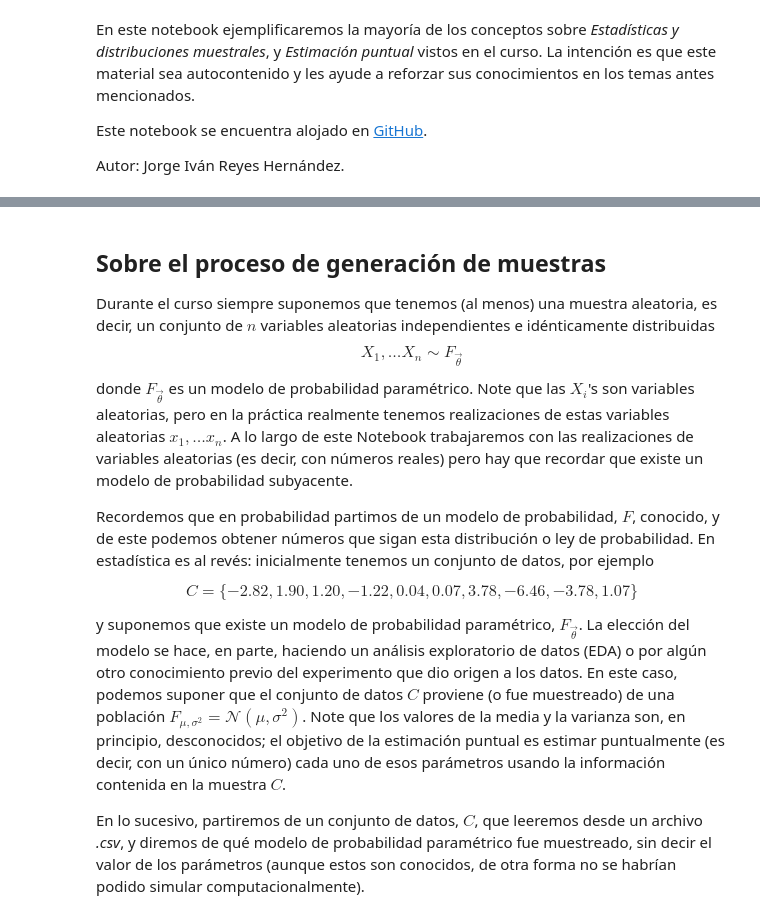
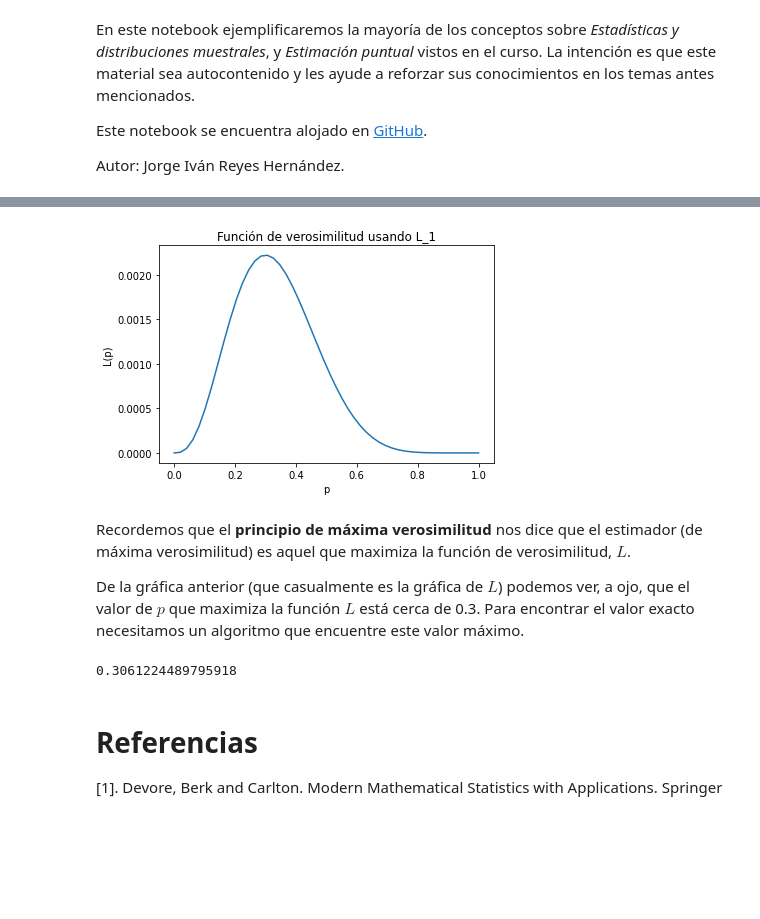
Before and after one commit to ivannpy/inferencia_estadistica, a Jupyter notebook: estimacion_puntual/Puntual_estimation.ipynb, the cells around one changed output, grey strips where cells are left out. Cells and saved outputs as stored; diff of their text form; code cells hidden in the pictures; blank space fills up the shorter version.

Commit message:
Actualiza notebooks

```diff
--- a/estimacion_puntual/Puntual_estimation.ipynb
+++ b/estimacion_puntual/Puntual_estimation.ipynb
@@ -114,19 +238,20 @@ T_2(sample)
+# %%
+plt.title("Función de verosimilitud usando L_1")
+plt.xlabel("p")
+plt.ylabel("L(p)")
+plt.plot(dom, L_1_plot);
+# %% [output]
+[figure, added]
 # %% [markdown]
-## Sobre el proceso de generación de muestras
+Recordemos que el __principio de máxima verosimilitud__ nos dice que el estimador (de máxima verosimilitud) es aquel que maximiza la función de verosimilitud, $L$.
 
-Durante el curso siempre suponemos que tenemos (al menos) una muestra aleatoria, es decir, un conjunto de $n$ variables aleatorias independientes e idénticamente distribuidas
-$$
-    X_1, \dots X_n \sim F_{\vec{\theta}}
-$$
-donde $F_{\vec{\theta}}$ es un modelo de probabilidad paramétrico. Note que las $X_{i}$'s son variables aleatorias, pero en la práctica realmente tenemos realizaciones de estas variables aleatorias $x_1, \dots x_n$. A lo largo de este Notebook trabajaremos con las realizaciones de variables aleatorias (es decir, con números reales) pero hay que recordar que existe un modelo de probabilidad subyacente.
-
-
-Recordemos que en probabilidad partimos de un modelo de probabilidad, $F$, conocido, y de este podemos obtener números que sigan esta distribución o ley de probabilidad. En estadística es al revés: inicialmente tenemos un conjunto de datos, por ejemplo
-
-$$
-   C = \{ -2.82, 1.90, 1.20, -1.22, 0.04, 0.07, 3.78, -6.46, -3.78,  1.07 \}
-$$
-
-y suponemos que existe un modelo de probabilidad paramétrico, $F_{\vec{\theta}}$. La elección del modelo se hace, en parte, haciendo un análisis exploratorio de datos (EDA) o por algún otro conocimiento previo del experimento que dio origen a los datos. En este caso, podemos suponer que el conjunto de datos $C$ proviene (o fue muestreado) de una población $F_{\mu,\sigma^{2}} = \mathcal{N}(\mu, \sigma ^{2})$. Note que los valores de la media y la varianza son, en principio, desconocidos; el objetivo de la estimación puntual es estimar puntualmente (es decir, con un único número) cada uno de esos parámetros usando la información contenida en la muestra $C$.
-
-En lo sucesivo, partiremos de un conjunto de datos, $C$, que leeremos desde un archivo _.csv_, y diremos de qué modelo de probabilidad paramétrico fue muestreado, sin decir el valor de los parámetros (aunque estos son conocidos, de otra forma no se habrían podido simular computacionalmente).
+De la gráfica anterior (que casualmente es la gráfica de $L$) podemos ver, a ojo, que el valor de $p$ que maximiza la función $L$ está cerca de 0.3. Para encontrar el valor exacto necesitamos un algoritmo que encuentre este valor máximo.
+# %%
+index_max = np.argmax(L_1_plot)
+dom[index_max]
+# %% [output]
+0.3061224489795918
+# %% [markdown]
+# Referencias
+
+[1]. Devore, Berk and Carlton. Modern Mathematical Statistics with Applications. Springer
```
Also changed, not shown: parts of 26 cells of this notebook, 4 other files.
